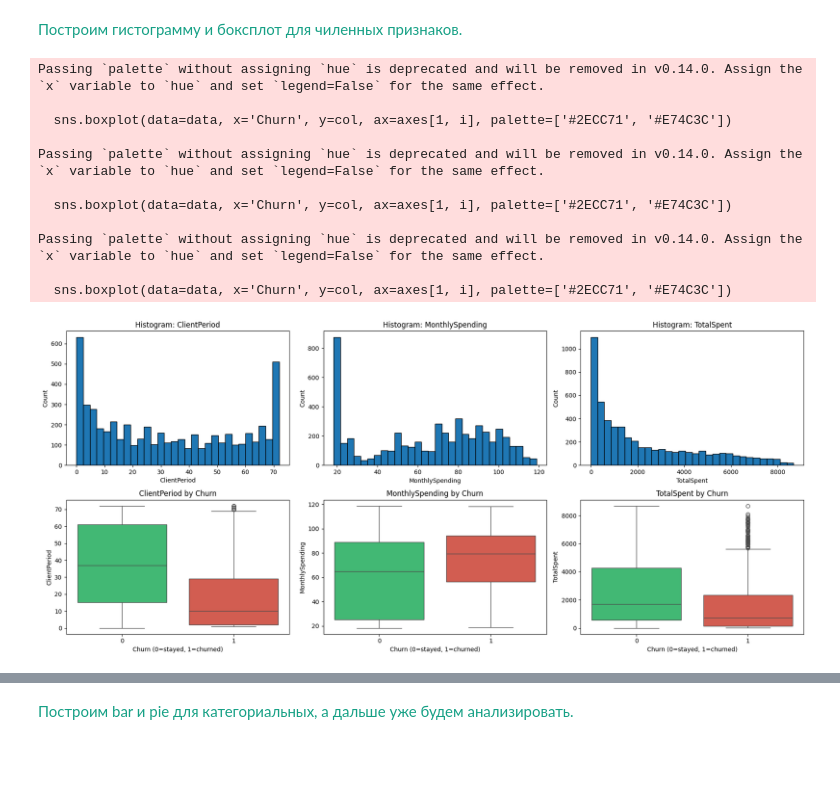
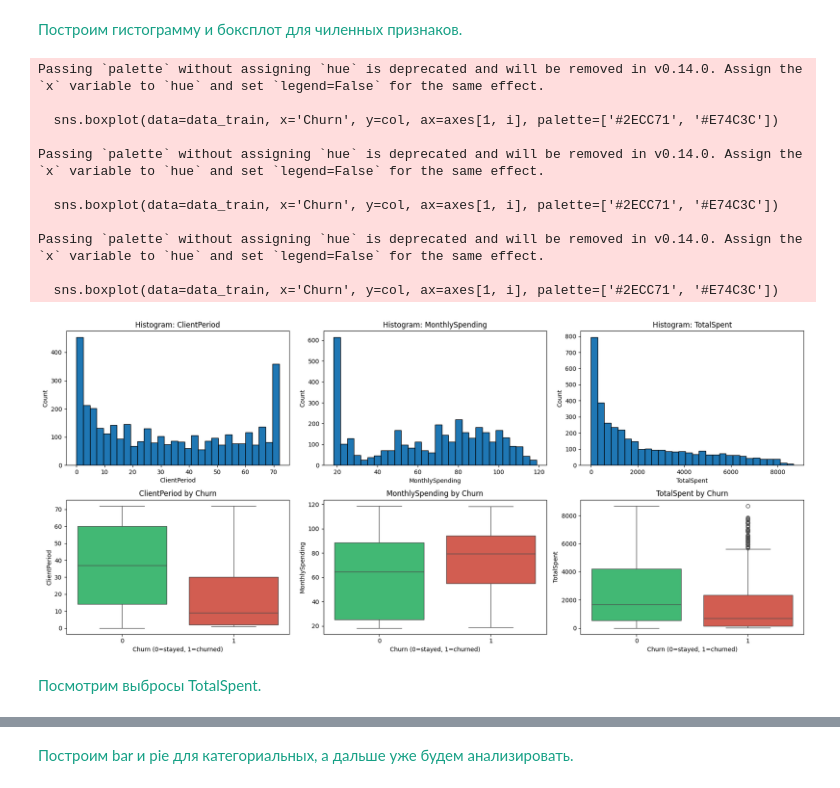
Before and after one commit to blckvia/DeepLearningSchool, a Jupyter notebook: week_03_composition_model_selection/Homework/hw_3_kaggle.ipynb, the cells around one changed output, grey strips where cells are left out. Cells and saved outputs as stored; diff of their text form; code cells hidden in the pictures; blank space fills up the shorter version.

```diff
--- a/week_03_composition_model_selection/Homework/hw_3_kaggle.ipynb
+++ b/week_03_composition_model_selection/Homework/hw_3_kaggle.ipynb
@@ -120,0 +119,6 @@ data = pd.read_csv('./train.csv')
+# %%
+from sklearn.model_selection import train_test_split
+
+data = pd.read_csv('./train.csv')
+data_test = pd.read_csv('./test.csv')
+data_train, data_valid = train_test_split(data, test_size=0.3, random_state=92)
@@ -225,3 +248,7 @@ data['TotalSpent'] = pd.to_numeric(data['TotalSpent'], errors='coerce')
+# %%
+data_train['TotalSpent'] = pd.to_numeric(data_train['TotalSpent'], errors='coerce')
+data_valid['TotalSpent'] = pd.to_numeric(data_valid['TotalSpent'], errors='coerce')
+data_test['TotalSpent'] = pd.to_numeric(data_test['TotalSpent'], errors='coerce')
 # %% [markdown]
 <font color="#16A085">Проверим появились ли NaN.</font>
 # %%
@@ -251,37 +272,43 @@ data['TotalSpent'] = data['TotalSpent'].fillna(0)
+# %%
+data_train['TotalSpent'] = data_train['TotalSpent'].fillna(0)
+data_valid['TotalSpent'] = data_valid['TotalSpent'].fillna(0)
+data_test['TotalSpent'] = data_test['TotalSpent'].fillna(0)
 # %% [markdown]
 <font color="#16A085">Построим гистограмму и боксплот для чиленных признаков.</font>
 # %%
 import seaborn as sns
 
 fig, axes = plt.subplots(2, len(num_cols), figsize=(18, 8))
 
 for i, col in enumerate(num_cols):
     axes[0, i].hist(
-        data[col].dropna(),
+        data_train[col],
         bins=30,
         edgecolor='black'
     )
 
     axes[0, i].set_title(f'Histogram: {col}')
     axes[0, i].set_xlabel(col)
     axes[0, i].set_ylabel('Count')
 
-    sns.boxplot(data=data, x='Churn', y=col, ax=axes[1, i], palette=['#2ECC71', '#E74C3C'])
+    sns.boxplot(data=data_train, x='Churn', y=col, ax=axes[1, i], palette=['#2ECC71', '#E74C3C'])
     axes[1, i].set_title(f'{col} by Churn', fontsize=12)
     axes[1, i].set_xlabel('Churn (0=stayed, 1=churned)')
 
 plt.tight_layout()
 plt.show()
 # %% [output]
 Passing `palette` without assigning `hue` is deprecated and will be removed in v0.14.0. Assign the `x` variable to `hue` and set `legend=False` for the same effect.
 
-  sns.boxplot(data=data, x='Churn', y=col, ax=axes[1, i], palette=['#2ECC71', '#E74C3C'])
+  sns.boxplot(data=data_train, x='Churn', y=col, ax=axes[1, i], palette=['#2ECC71', '#E74C3C'])
 
 Passing `palette` without assigning `hue` is deprecated and will be removed in v0.14.0. Assign the `x` variable to `hue` and set `legend=False` for the same effect.
 
-  sns.boxplot(data=data, x='Churn', y=col, ax=axes[1, i], palette=['#2ECC71', '#E74C3C'])
+  sns.boxplot(data=data_train, x='Churn', y=col, ax=axes[1, i], palette=['#2ECC71', '#E74C3C'])
 
 Passing `palette` without assigning `hue` is deprecated and will be removed in v0.14.0. Assign the `x` variable to `hue` and set `legend=False` for the same effect.
 
-  sns.boxplot(data=data, x='Churn', y=col, ax=axes[1, i], palette=['#2ECC71', '#E74C3C'])
+  sns.boxplot(data=data_train, x='Churn', y=col, ax=axes[1, i], palette=['#2ECC71', '#E74C3C'])
-[figure, old version]
+[figure, new version]
+# %% [markdown]
+<font color="#16A085">Посмотрим выбросы TotalSpent.</font>
```
Also changed, not shown: parts of 67 cells of this notebook.
